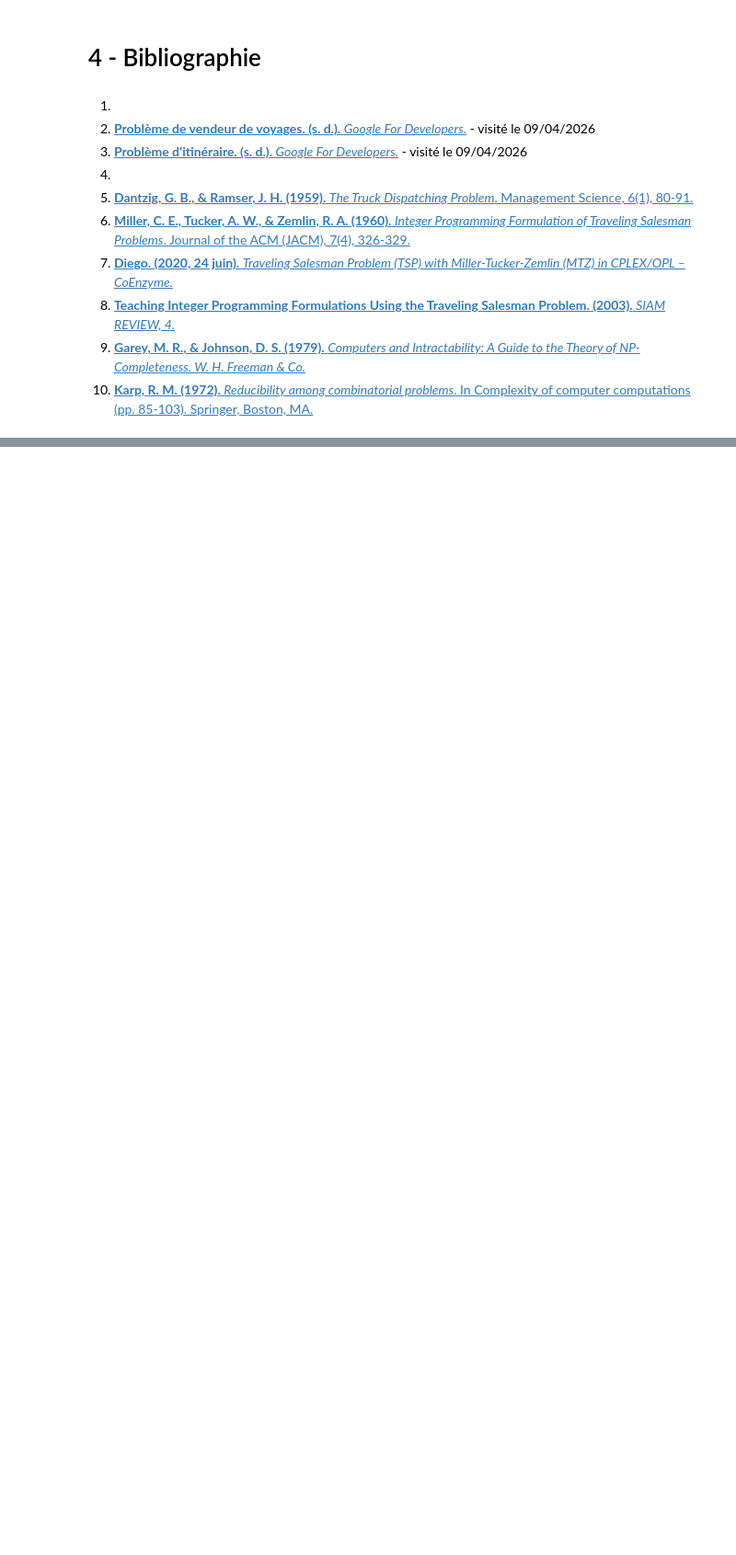
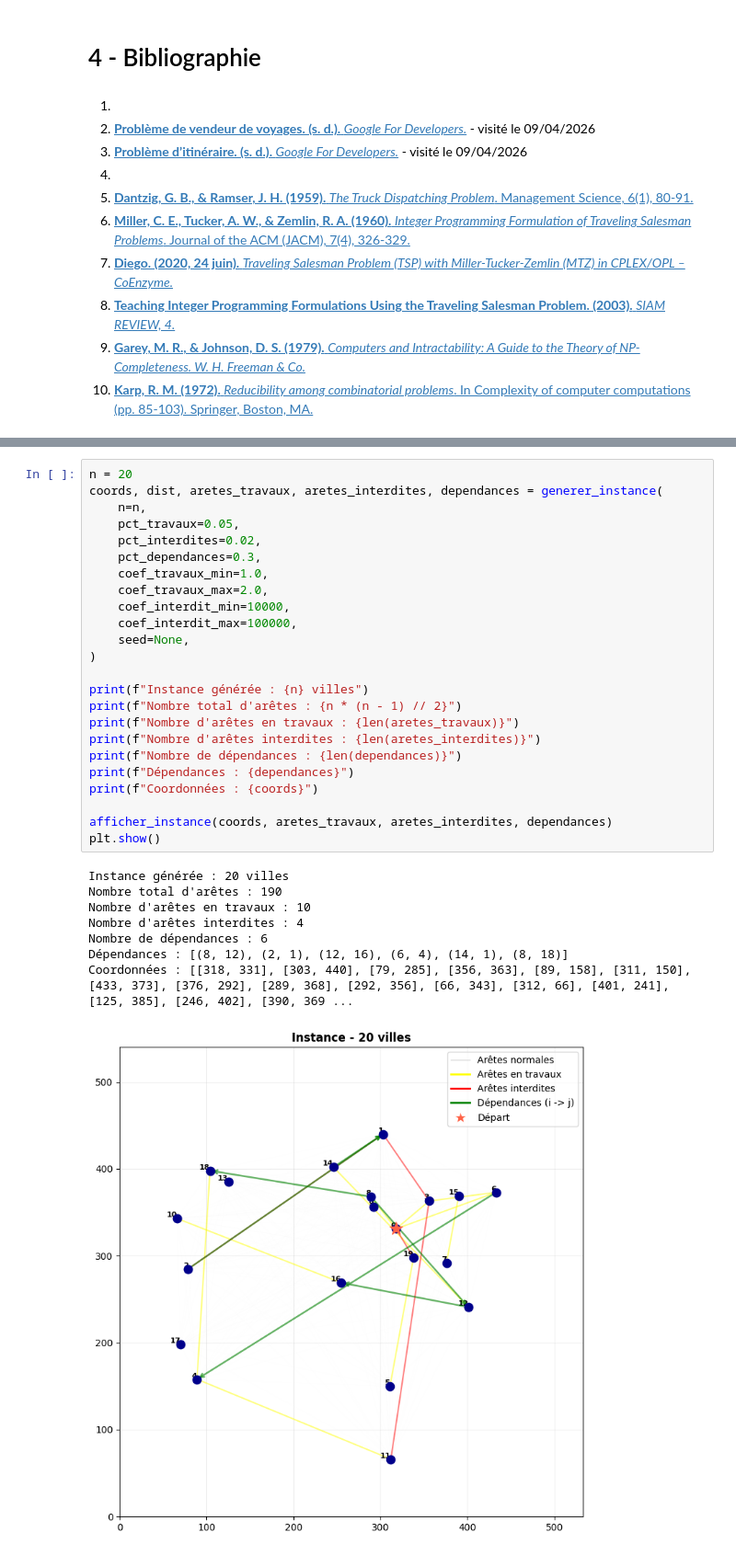
Before and after one commit to RobinNoiret/school-fisa3-recherche_operationnelle, a Jupyter notebook: RN-livrable.ipynb, the cells around one changed output, grey strips where cells are left out. Shown at 92% size. Saved outputs shown, nothing was run; the diff lists cells and outputs as text; blank space fills up the shorter version.

```diff
--- a/RN-livrable.ipynb
+++ b/RN-livrable.ipynb
@@ -172,0 +551,33 @@ Notre modélisation, qui répond aux exigences de l'ADEME, inclut des restrictio
+# %%
+n = 20
+coords, dist, aretes_travaux, aretes_interdites, dependances = generer_instance(
+    n=n,
+    pct_travaux=0.05,
+    pct_interdites=0.02,
+    pct_dependances=0.3,
+    coef_travaux_min=1.0,
+    coef_travaux_max=2.0,
+    coef_interdit_min=10000,
+    coef_interdit_max=100000,
+    seed=None,
+)
+
+print(f"Instance générée : {n} villes")
+print(f"Nombre total d'arêtes : {n * (n - 1) // 2}")
+print(f"Nombre d'arêtes en travaux : {len(aretes_travaux)}")
+print(f"Nombre d'arêtes interdites : {len(aretes_interdites)}")
+print(f"Nombre de dépendances : {len(dependances)}")
+print(f"Dépendances : {dependances}")
+print(f"Coordonnées : {coords}")
+
+afficher_instance(coords, aretes_travaux, aretes_interdites, dependances)
+plt.show()
+# %% [output]
+Instance générée : 20 villes
+Nombre total d'arêtes : 190
+Nombre d'arêtes en travaux : 10
+Nombre d'arêtes interdites : 4
+Nombre de dépendances : 6
+Dépendances : [(8, 12), (2, 1), (12, 16), (6, 4), (14, 1), (8, 18)]
+Coordonnées : [[318, 331], [303, 440], [79, 285], [356, 363], [89, 158], [311, 150], [433, 373], [376, 292], [289, 368], [292, 356], [66, 343], [312, 66], [401, 241], [125, 385], [246, 402], [390, 369 ...
+[figure, added]
```
Also changed, not shown: parts of 12 cells of this notebook.
